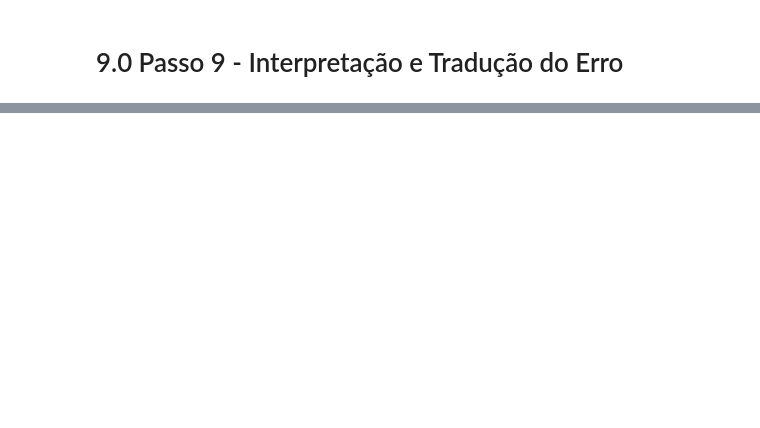
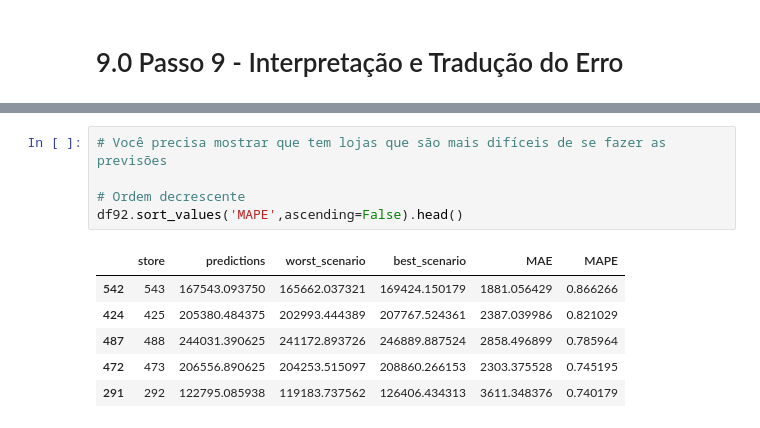
Before and after one commit to miguelzeph/curso_ds_em_producao, a Jupyter notebook: notebook_store_sales_prediction.ipynb, the cells around one changed output, grey strips where cells are left out. Drawn from its saved outputs; the diff is of its cells as text; blank space fills up the shorter version.

```diff
--- a/notebook_store_sales_prediction.ipynb
+++ b/notebook_store_sales_prediction.ipynb
@@ -2332,0 +2422,12 @@ mpe
+# %%
+# Você precisa mostrar que tem lojas que são mais difíceis de se fazer as previsões
+
+# Ordem decrescente
+df92.sort_values('MAPE',ascending=False).head()
+# %% [output]
+|  | store | predictions | worst_scenario | best_scenario | MAE | MAPE |
+| 542 | 543 | 167543.093750 | 165662.037321 | 169424.150179 | 1881.056429 | 0.866266 |
+| 424 | 425 | 205380.484375 | 202993.444389 | 207767.524361 | 2387.039986 | 0.821029 |
+| 487 | 488 | 244031.390625 | 241172.893726 | 246889.887524 | 2858.496899 | 0.785964 |
+| 472 | 473 | 206556.890625 | 204253.515097 | 208860.266153 | 2303.375528 | 0.745195 |
+| 291 | 292 | 122795.085938 | 119183.737562 | 126406.434313 | 3611.348376 | 0.740179 |
```
Also changed, not shown: parts of 17 cells of this notebook.
